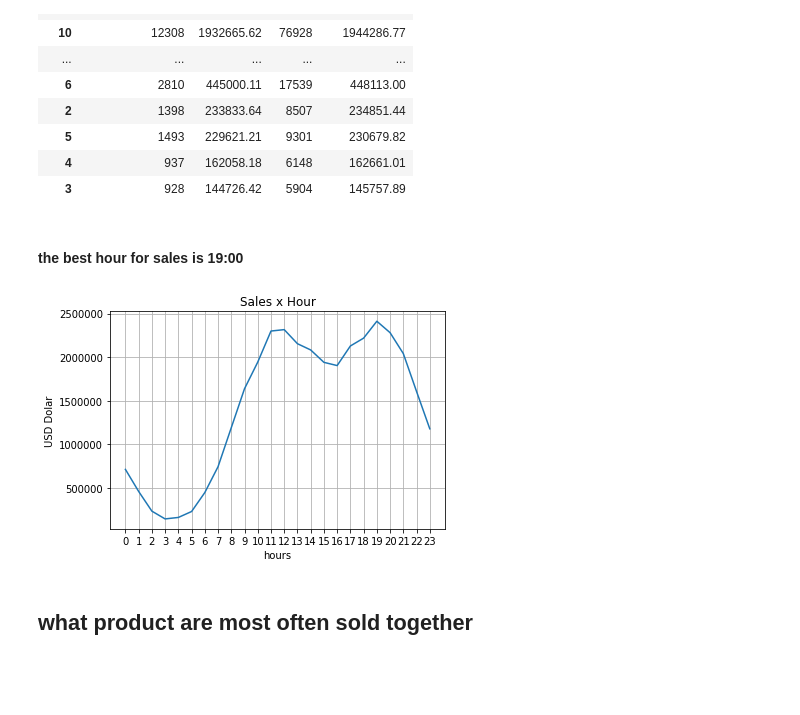
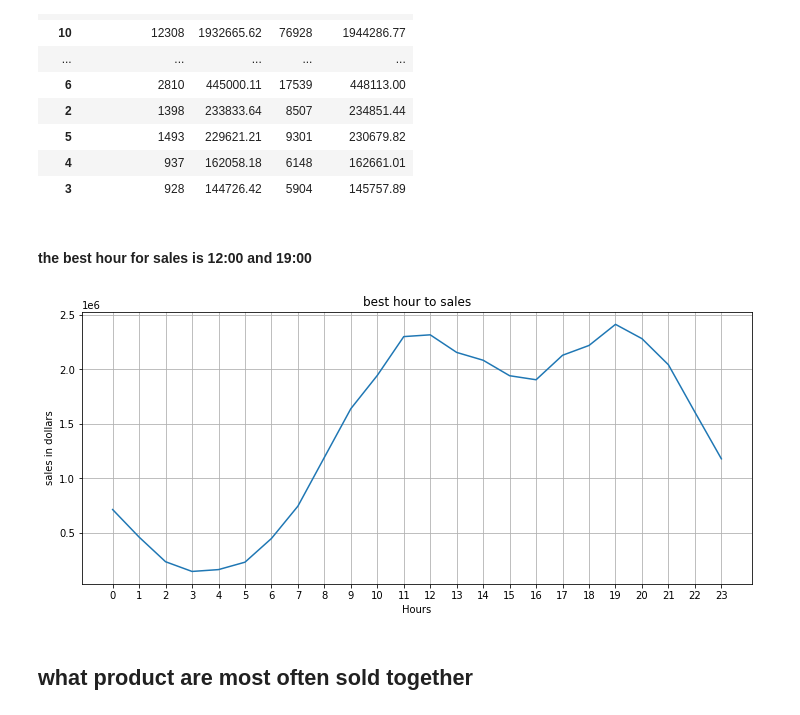
Before and after one commit to LuissotoData/Sales-Data, a Jupyter notebook: Sales 2019 analisis.ipynb, the cells around one changed output. Drawn from its saved outputs; the diff is of its cells as text; code cells hidden in the pictures; blank space fills up the shorter version.

```diff
--- a/Sales 2019 analisis.ipynb
+++ b/Sales 2019 analisis.ipynb
@@ -266,23 +252,21 @@ sales_2019.groupby(['hour']).sum().sort_values(by=['sales in USD$'], ascending=F
 | 4 | 937 | 162058.18 | 6148 | 162661.01 |
 | 3 | 928 | 144726.42 | 5904 | 145757.89 |
 # %% [markdown]
-#### the best hour for sales is  19:00
+#### the best hour for sales is 12:00 and 19:00
 # %%
 hour_sales = list(top_hour_sales['sales in USD$'])
 
-fig, hs= plt.subplots()
+fig, ax1 = plt.subplots(1,1, figsize=(12,5))
+ax1.plot(range(24), hour_sales,)
+ax1.set_title("best hour to sales")
+ax1.set_xlabel("Hours")
+ax1.set_ylabel("sales in dollars")
+plt.xticks(range(24))
+ax1.grid()
 
-hs.plot(range(24), hour_sales,)
-
-hs.set(title='Sales x Hour',
-       xlabel='hours',
-       ylabel= 'USD Dolar')
-
-hs.grid()
-plt.xticks(range(24))
 plt.show()
 # %% [output]
-[figure, old version]
+[figure, new version]
 # %% [markdown]
 ## what product are most often sold together
 # %%
```
Also changed, not shown: parts of 26 cells of this notebook, 1 other file.
